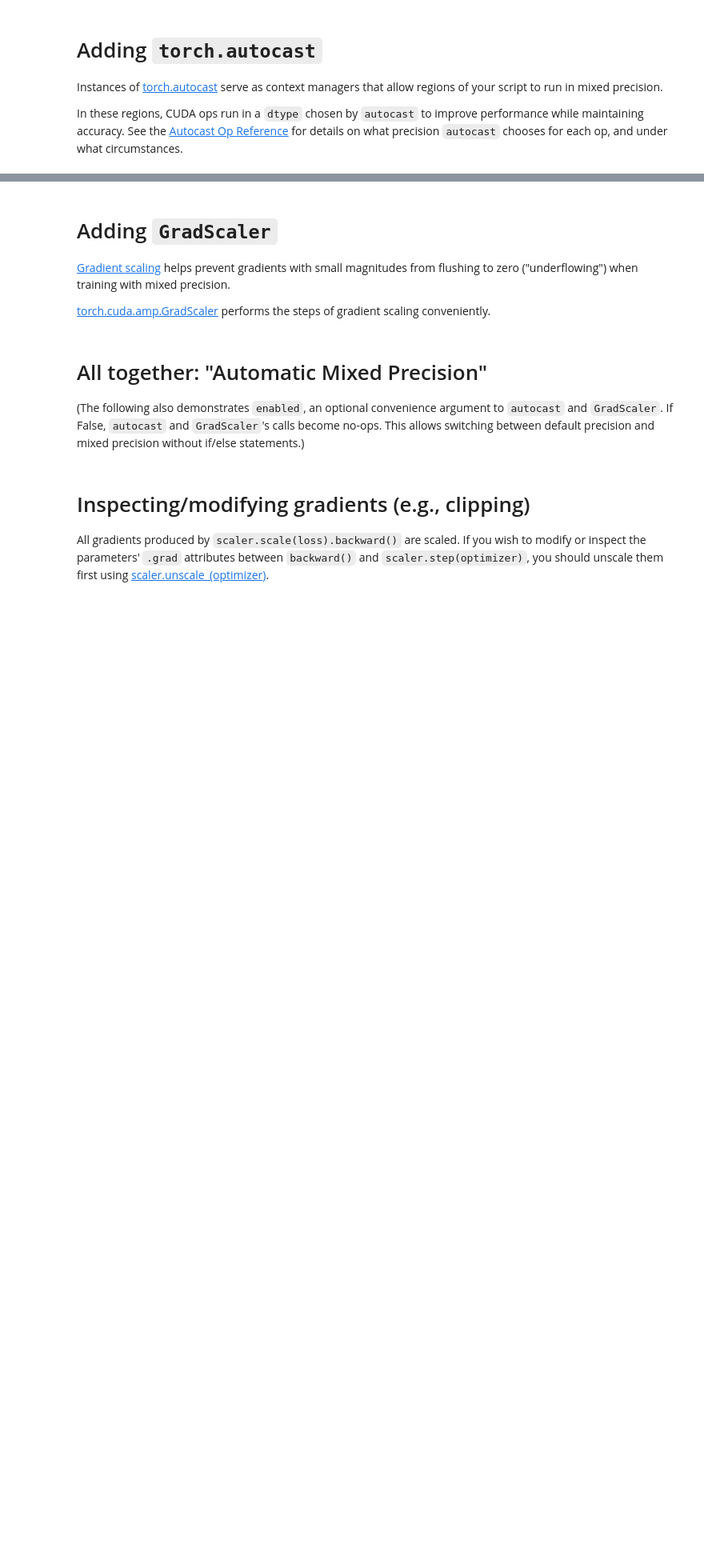
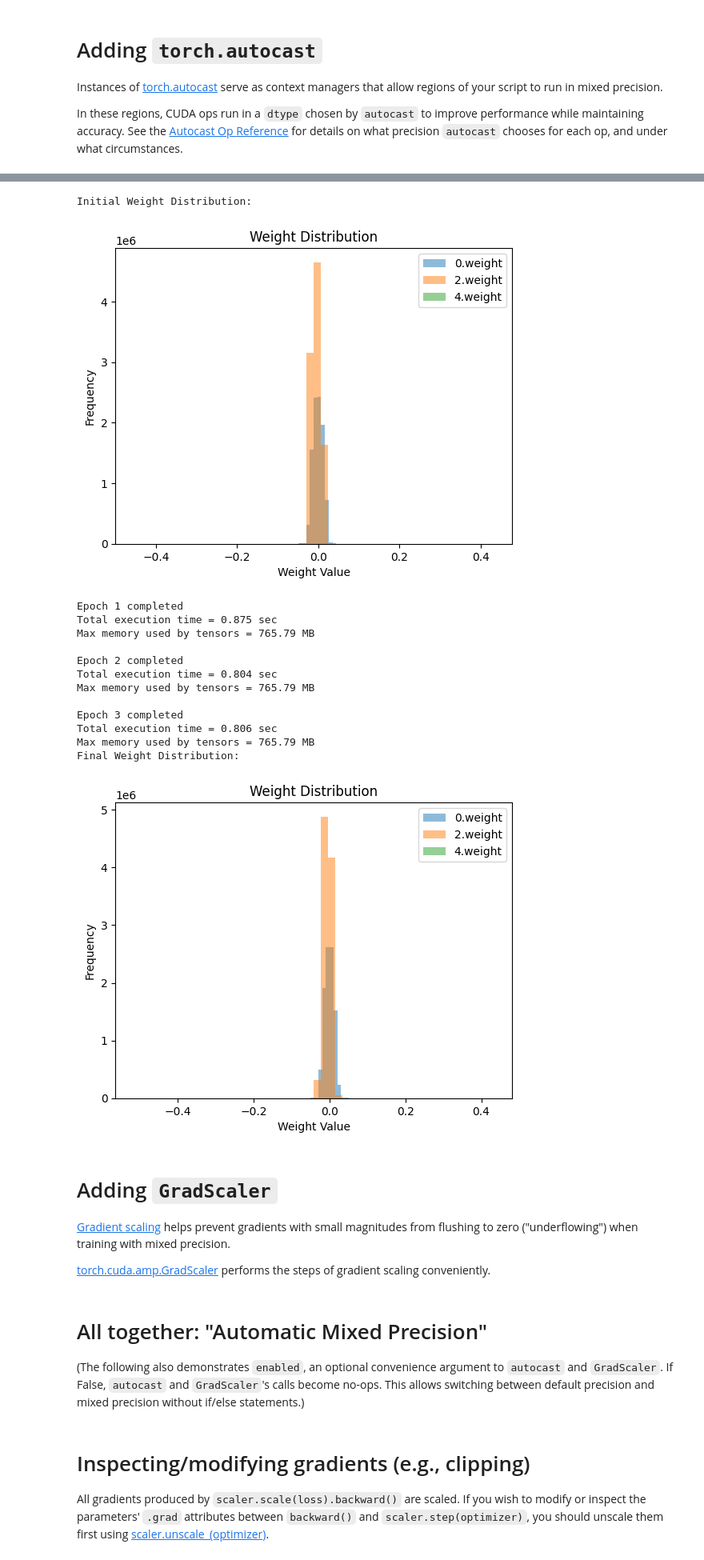
Before and after one commit to yhgc/save, a Jupyter notebook: _downloads/13cdb386a4b0dc48c626f32e6cf8681d/amp_recipe.ipynb, the cells around one changed output, grey strips where cells are left out. Shown: that part at 80% size. Cells and saved outputs as stored; diff of their text form; code cells hidden in the pictures; blank space fills up the shorter version.

```diff
--- a/_downloads/13cdb386a4b0dc48c626f32e6cf8681d/amp_recipe.ipynb
+++ b/_downloads/13cdb386a4b0dc48c626f32e6cf8681d/amp_recipe.ipynb
@@ -154,3 +486,50 @@ for epoch in range(0): # 0 epochs, this section is for illustration only
+# %%
+def plot_weight_distribution(model):
+ for name, param in model.named_parameters():
+     if "weight" in name:
+         plt.hist(param.data.cpu().numpy().flatten(), bins=50, alpha=0.5, label=name)
+ plt.xlabel("Weight Value")
+ plt.ylabel("Frequency")
+ plt.title("Weight Distribution")
+ plt.legend()
+ plt.show()
+
+# 在训练前后绘制权重分布
+print("Initial Weight Distribution:")
+plot_weight_distribution(model)
+
+for epoch in range(epochs):
+ start_timer()
+ for i in range(num_batches):
+     inputs = data[i].to(device)
+     labels = targets[i].to(device)
+
+     outputs = model(inputs)
+     loss = loss_fn(outputs, labels)
+
+     optimizer.zero_grad()
+     loss.backward()
+     optimizer.step()
+ end_timer_and_print(f"Epoch {epoch + 1} completed")
+
+print("Final Weight Distribution:")
+plot_weight_distribution(model)
+# %% [output]
+Initial Weight Distribution:
+[figure, added]
+Epoch 1 completed
+Total execution time = 0.875 sec
+Max memory used by tensors = 765.79 MB
+
+Epoch 2 completed
+Total execution time = 0.804 sec
+Max memory used by tensors = 765.79 MB
+
+Epoch 3 completed
+Total execution time = 0.806 sec
+Max memory used by tensors = 765.79 MB
+Final Weight Distribution:
+[figure, added]
 # %% [markdown]
 Adding `GradScaler`
 ===================
```
Also changed, not shown: parts of 13 cells of this notebook.
